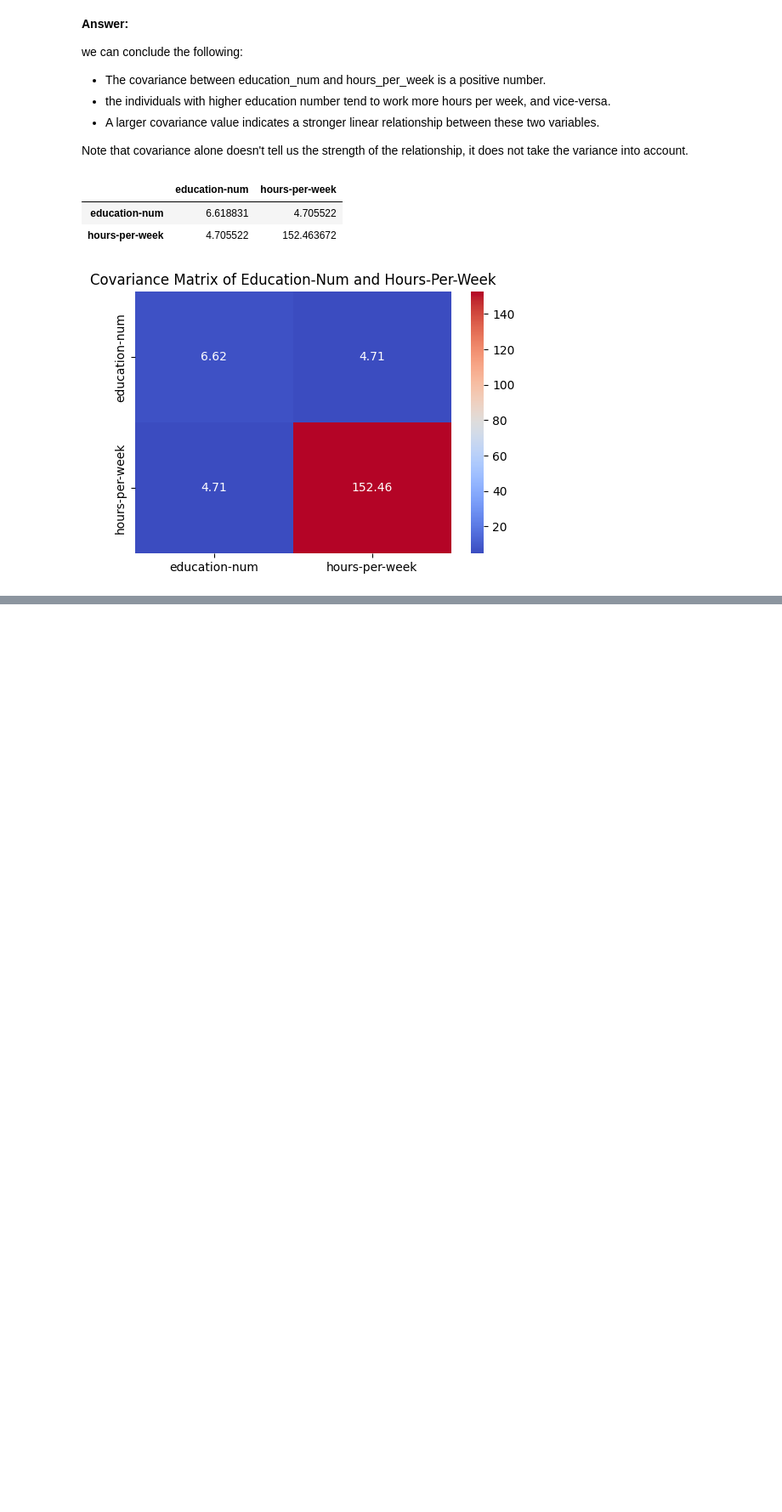
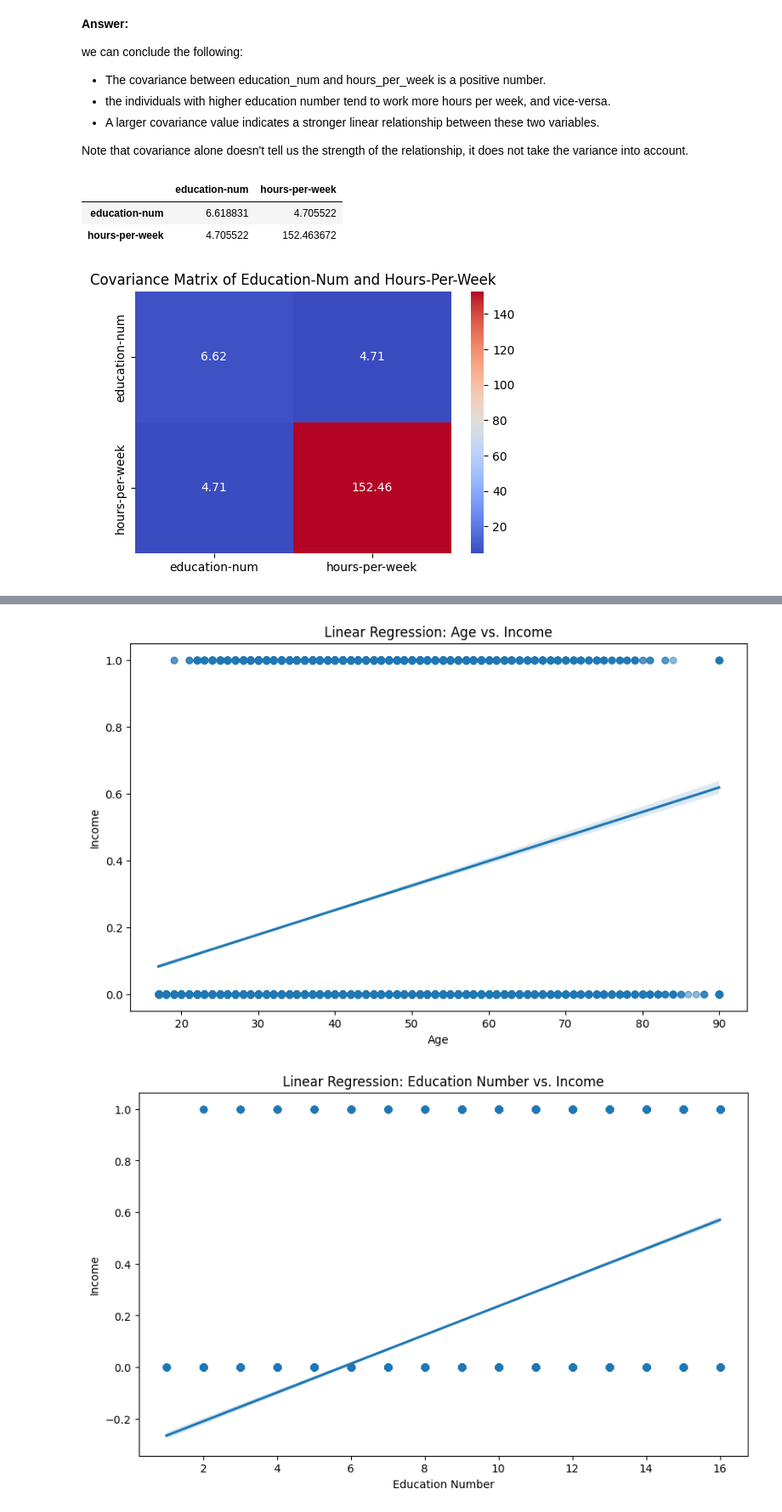
Before and after one commit to geithelmasri/AAI614_Geith1, a Jupyter notebook: DS_Graded_Assessment_Project1_Geith.ipynb, the cells around one changed output, grey strips where cells are left out. Shown at 85% size. Cells and saved outputs as stored; diff of their text form; code cells hidden in the pictures; blank space fills up the shorter version.

```diff
--- a/DS_Graded_Assessment_Project1_Geith.ipynb
+++ b/DS_Graded_Assessment_Project1_Geith.ipynb
@@ -606,0 +737,35 @@ plt.show()
+# %%
+# prompt: plot linear regression
+
+import matplotlib.pyplot as plt
+import seaborn as sns
+
+# Assuming 'result' from your previous code contains the fitted model
+# and 'X' contains the independent variables and 'y' the dependent variable.
+
+# Create a scatter plot with the regression line
+plt.figure(figsize=(10, 6))
+sns.regplot(x=X['age'], y=y, data=adult_data, scatter_kws={'alpha': 0.5})
+plt.xlabel('Age')
+plt.ylabel('Income')  # Assuming your dependent variable is 'income'
+plt.title('Linear Regression: Age vs. Income')
+plt.show()
+
+# You can create similar plots for 'education-num' and 'hours-per-week':
+plt.figure(figsize=(10, 6))
+sns.regplot(x=X['education-num'], y=y, data=adult_data, scatter_kws={'alpha': 0.5})
+plt.xlabel('Education Number')
+plt.ylabel('Income')
+plt.title('Linear Regression: Education Number vs. Income')
+plt.show()
+
+
+plt.figure(figsize=(10, 6))
+sns.regplot(x=X['hours-per-week'], y=y, data=adult_data, scatter_kws={'alpha': 0.5})
+plt.xlabel('Hours per Week')
+plt.ylabel('Income')
+plt.title('Linear Regression: Hours per Week vs. Income')
+plt.show()
+# %% [output]
+[figure, added]
+[figure, added]
```
Also changed, not shown: parts of 10 cells of this notebook.
